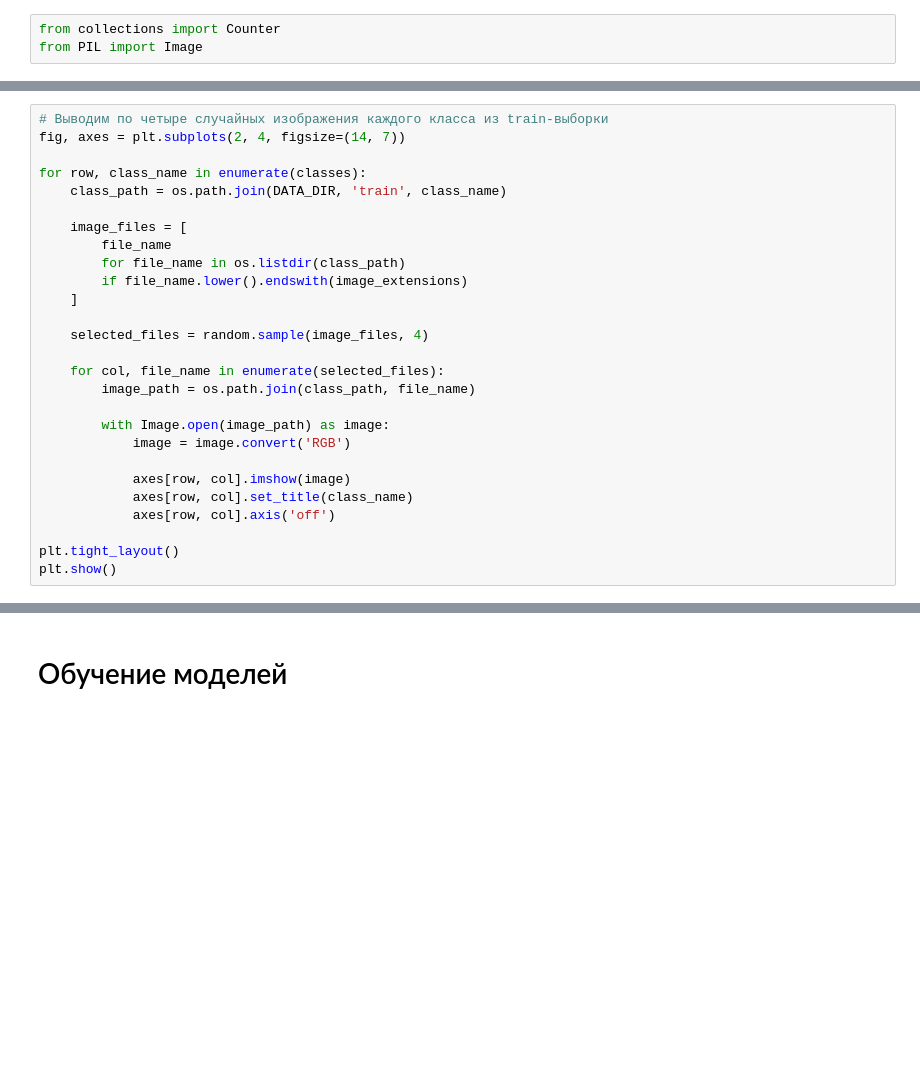
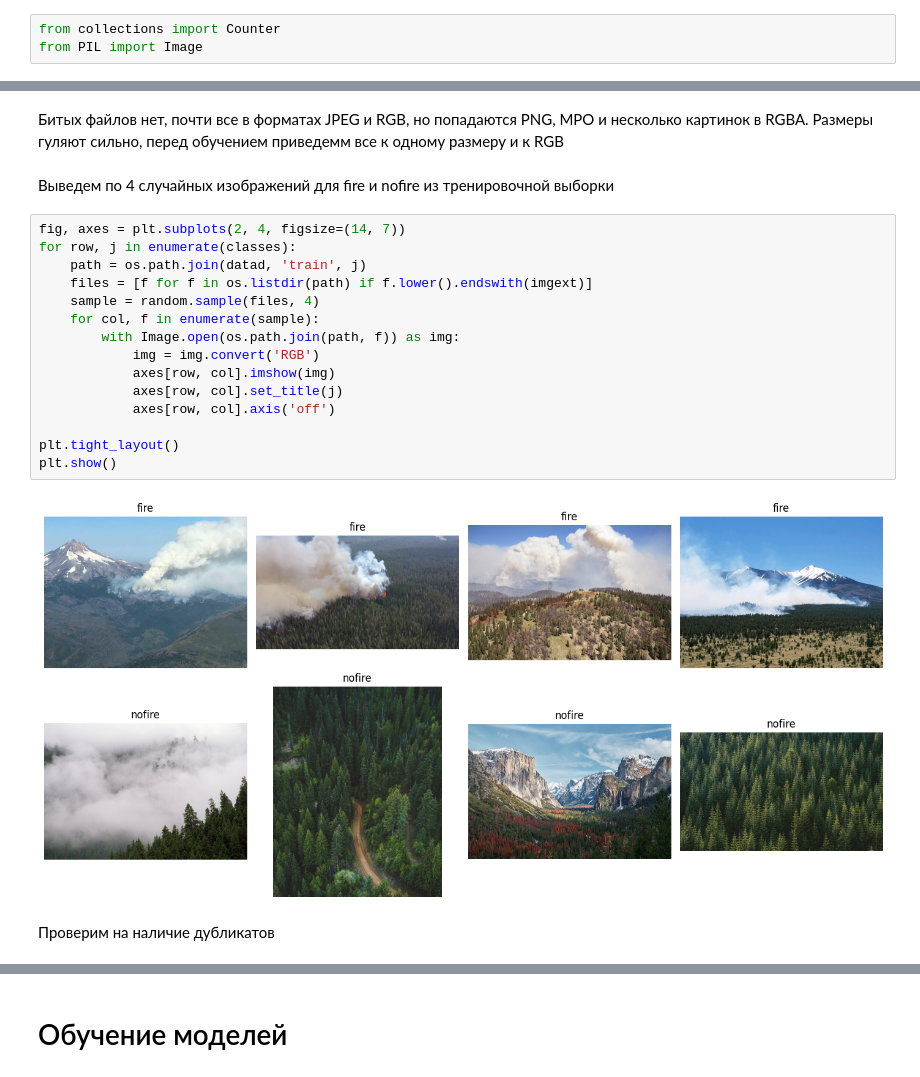
Before and after one commit to Rychal-Su/gp5, a Jupyter notebook: part2_images/wildfire_image_classification.ipynb, the cells around one changed output, grey strips where cells are left out. Saved outputs shown, nothing was run; the diff lists cells and outputs as text; blank space fills up the shorter version.

```diff
--- a/part2_images/wildfire_image_classification.ipynb
+++ b/part2_images/wildfire_image_classification.ipynb
@@ -191,27 +90,0 @@ RGBA: 12
-# %%
-# Выводим по четыре случайных изображения каждого класса из train-выборки
-fig, axes = plt.subplots(2, 4, figsize=(14, 7))
-
-for row, class_name in enumerate(classes):
-    class_path = os.path.join(DATA_DIR, 'train', class_name)
-
-    image_files = [
-        file_name
-        for file_name in os.listdir(class_path)
-        if file_name.lower().endswith(image_extensions)
-    ]
-
-    selected_files = random.sample(image_files, 4)
-
-    for col, file_name in enumerate(selected_files):
-        image_path = os.path.join(class_path, file_name)
-
-        with Image.open(image_path) as image:
-            image = image.convert('RGB')
-
-            axes[row, col].imshow(image)
-            axes[row, col].set_title(class_name)
-            axes[row, col].axis('off')
-
-plt.tight_layout()
-plt.show()
@@ -514,0 +145,23 @@ print('Метки первых изображений:', labels[:10])
+# %% [markdown]
+Битых файлов нет, почти все в форматах JPEG и RGB, но попадаются PNG, MPO и несколько картинок в RGBA. Размеры гуляют сильно, перед обучением приведемм все к одному размеру и к RGB
+# %% [markdown]
+Выведем по 4 случайных изображений для fire и nofire из тренировочной выборки
+# %%
+fig, axes = plt.subplots(2, 4, figsize=(14, 7))
+for row, j in enumerate(classes):
+    path = os.path.join(datad, 'train', j)
+    files = [f for f in os.listdir(path) if f.lower().endswith(imgext)]
+    sample = random.sample(files, 4)
+    for col, f in enumerate(sample):
+        with Image.open(os.path.join(path, f)) as img:
+            img = img.convert('RGB')
+            axes[row, col].imshow(img)
+            axes[row, col].set_title(j)
+            axes[row, col].axis('off')
+
+plt.tight_layout()
+plt.show()
+# %% [output]
+[figure, added]
+# %% [markdown]
+Проверим на наличие дубликатов
```
Also changed, not shown: parts of 92 cells of this notebook.
